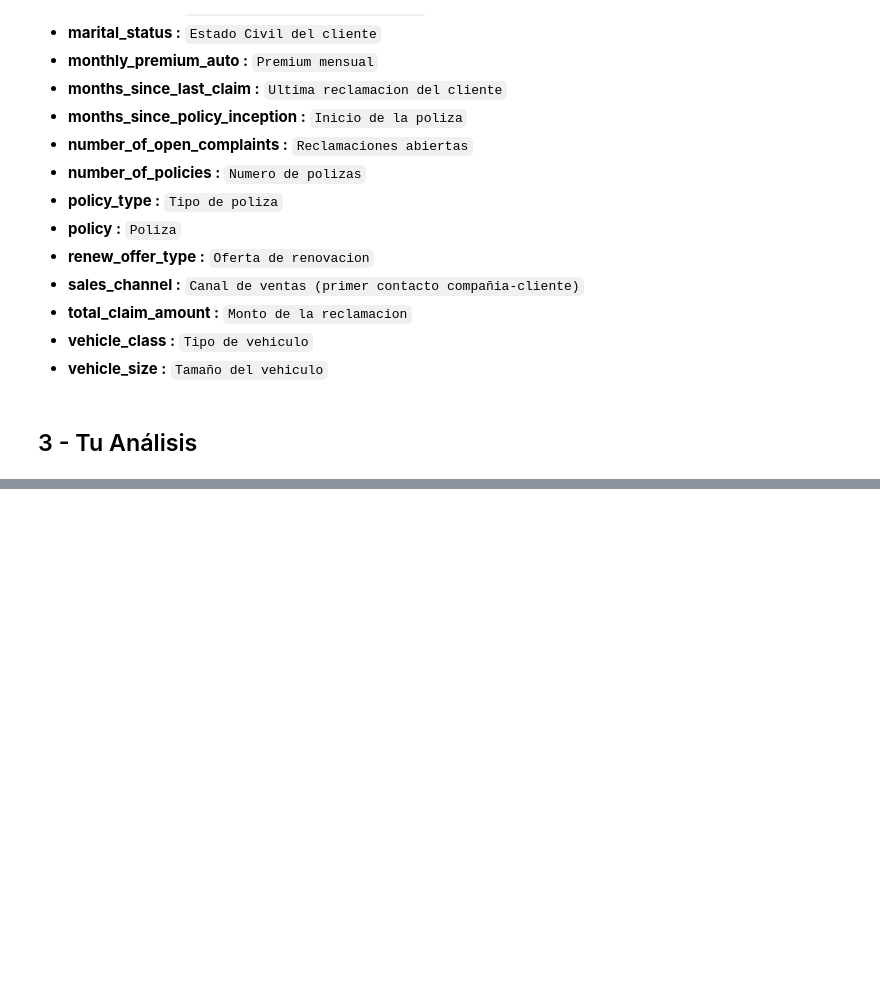
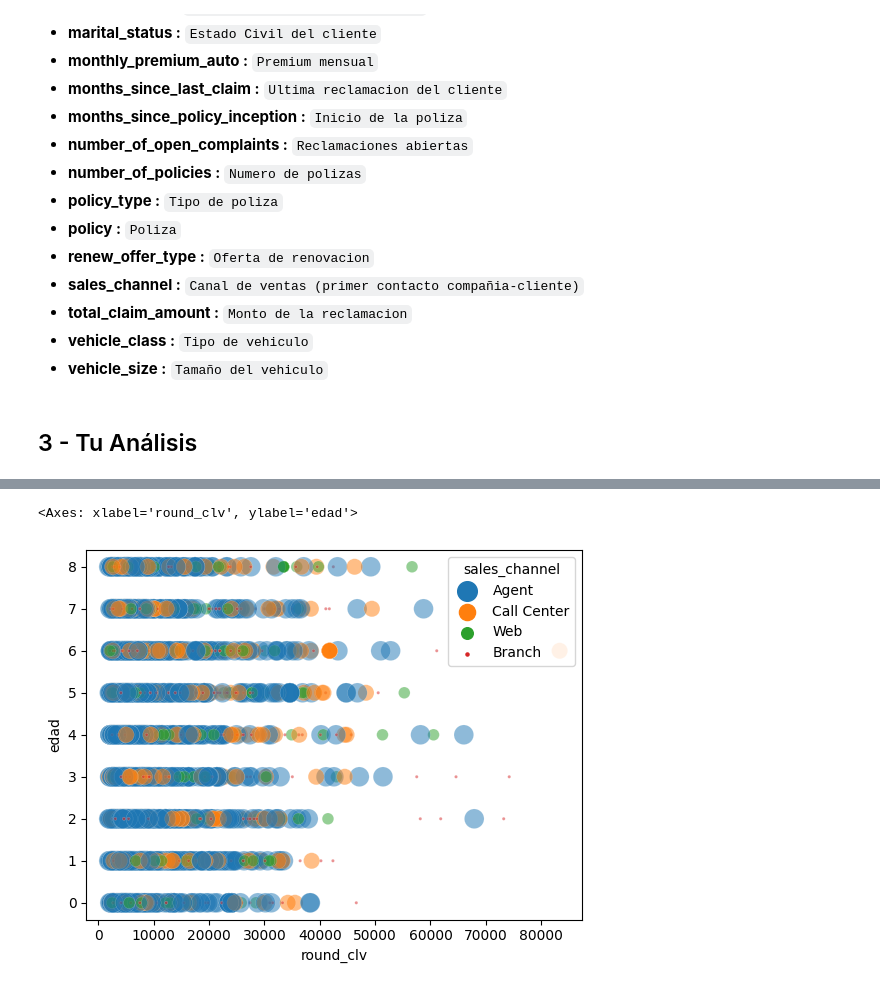
Before and after one commit to GammaTechData/Challenge-4_Real_business_case, a Jupyter notebook: main.ipynb, the cells around one changed output, grey strips where cells are left out. Drawn from its saved outputs; the diff is of its cells as text; code cells hidden in the pictures; blank space fills up the shorter version.

```diff
--- a/main.ipynb
+++ b/main.ipynb
@@ -68,0 +253,5 @@ data.head()
+# %%
+sns.scatterplot(x="round_clv", y="edad", hue="sales_channel",data=data, size="sales_channel", sizes=(5,200), alpha=0.5)
+# %% [output]
+<Axes: xlabel='round_clv', ylabel='edad'>
+[figure, added]
```
Also changed, not shown: parts of 58 cells of this notebook.
